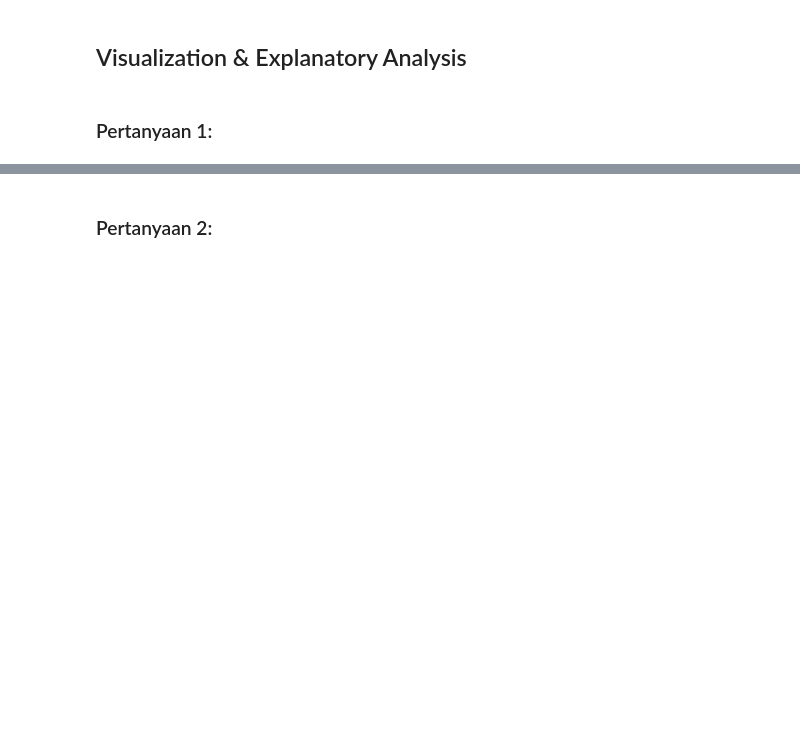
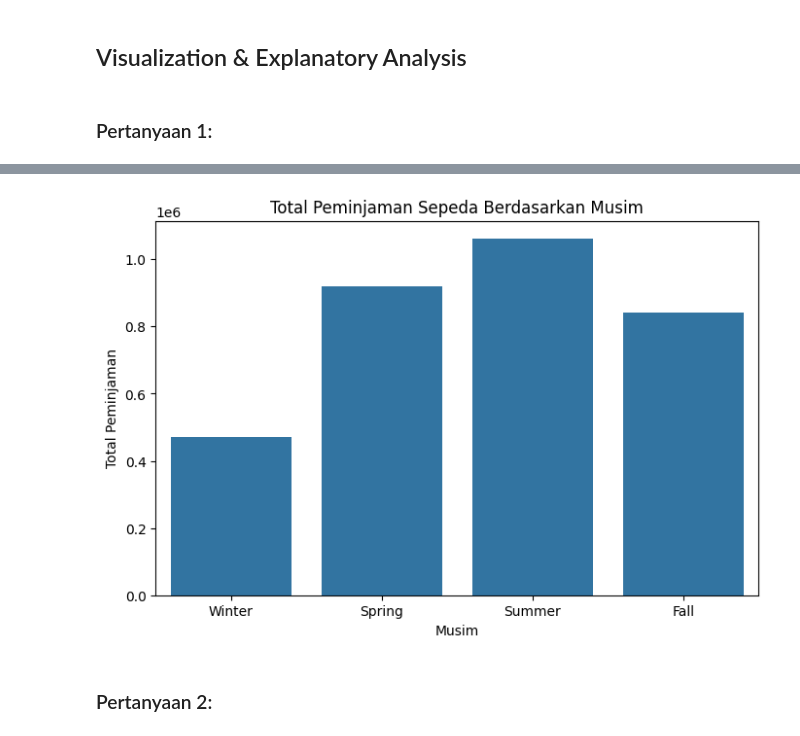
Before and after one commit to Sholahuddinoob/Bike-Sharing-Dataset, a Jupyter notebook: notebook.ipynb, the cells around one changed output, grey strips where cells are left out. Drawn from its saved outputs; the diff is of its cells as text; code cells hidden in the pictures; blank space fills up the shorter version.

```diff
--- a/notebook.ipynb
+++ b/notebook.ipynb
@@ -197,37 +156,3 @@ max    3410.000000  6946.000000  8714.000000
 ## Visualization & Explanatory Analysis
 # %% [markdown]
 ### Pertanyaan 1:
-# %%
-import seaborn as sns
-import matplotlib.pyplot as plt
-import pandas as pd
-
-# Load dataset
-day_df = pd.read_csv('day.csv')  # Pastikan path benar
-
-# 🔹 **1. Filter hanya kolom numerik sebelum menghitung korelasi**
-numeric_df = day_df.select_dtypes(include=["number"])  # Ambil hanya kolom numerik
-
-# 🔹 **2. Analisis jumlah peminjaman berdasarkan musim**
-plt.figure(figsize=(8, 5))
-sns.boxplot(x="season", y="cnt", data=day_df)
-plt.xticks(ticks=[0, 1, 2, 3], labels=['Winter', 'Spring', 'Summer', 'Fall'])
-plt.title("Distribusi Peminjaman Sepeda Berdasarkan Musim")
-plt.xlabel("Musim")
-plt.ylabel("Jumlah Peminjaman")
-plt.show()
-
-# 🔹 **3. Analisis jumlah peminjaman berdasarkan hari kerja vs akhir pekan**
-plt.figure(figsize=(6, 4))
-sns.boxplot(x="workingday", y="cnt", data=day_df)
-plt.xticks(ticks=[0, 1], labels=['Libur', 'Hari Kerja'])
-plt.title("Peminjaman Sepeda Berdasarkan Hari Kerja vs Akhir Pekan")
-plt.xlabel("Hari")
-plt.ylabel("Jumlah Peminjaman")
-plt.show()
-
-# 🔹 **4. Korelasi antara variabel dalam dataset harian (Diperbaiki)**
-plt.figure(figsize=(10, 6))
-sns.heatmap(numeric_df.corr(), annot=True, cmap="coolwarm", fmt=".2f")  # Gunakan hanya kolom numerik
-plt.title("Heatmap Korelasi Antar Variabel")
-plt.show()
@@ -238,3 +159,15 @@ plt.show()
+# %%
+# Menggunakan bar chart untuk menjawab pertanyaan bisnis
+# 1. Analisis jumlah peminjaman berdasarkan musim
+plt.figure(figsize=(8, 5))
+sns.barplot(x="season", y="cnt", data=day_df, estimator=sum, errorbar=None)
+plt.xticks(ticks=[0, 1, 2, 3], labels=['Winter', 'Spring', 'Summer', 'Fall'])
+plt.title("Total Peminjaman Sepeda Berdasarkan Musim")
+plt.xlabel("Musim")
+plt.ylabel("Total Peminjaman")
+plt.show()
+# %% [output]
+[figure, added]
 # %% [markdown]
 ### Pertanyaan 2:
 # %%
```
Also changed, not shown: parts of 9 cells of this notebook.
